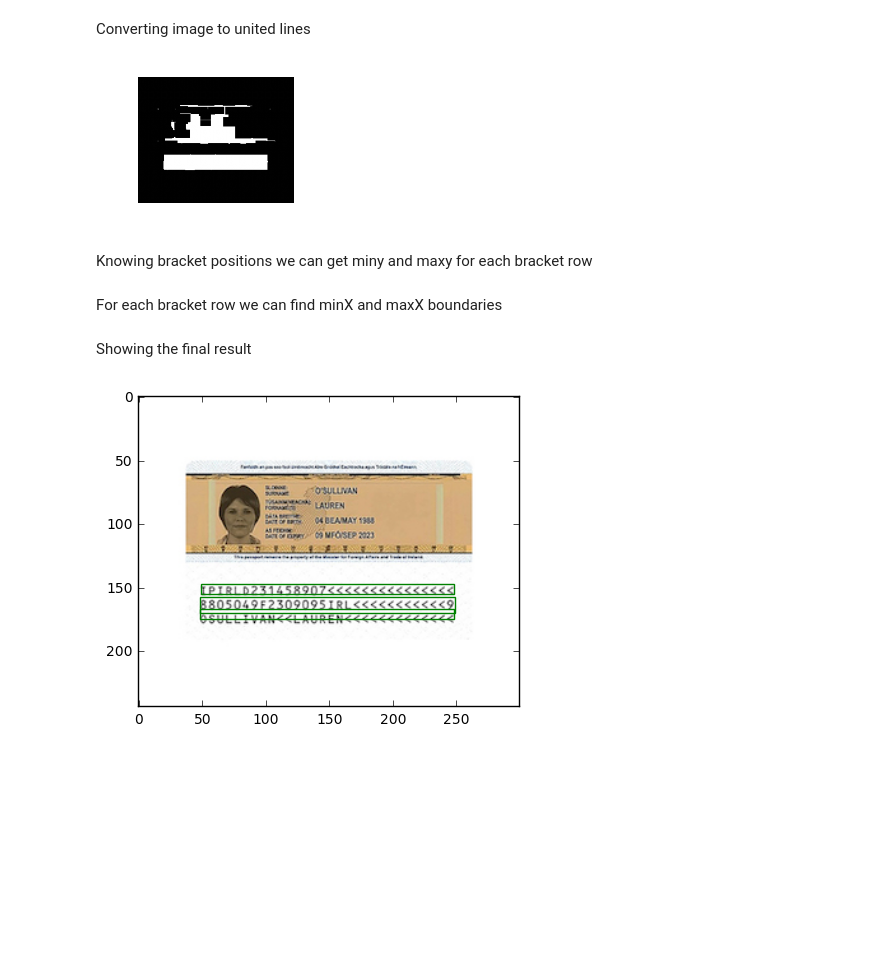
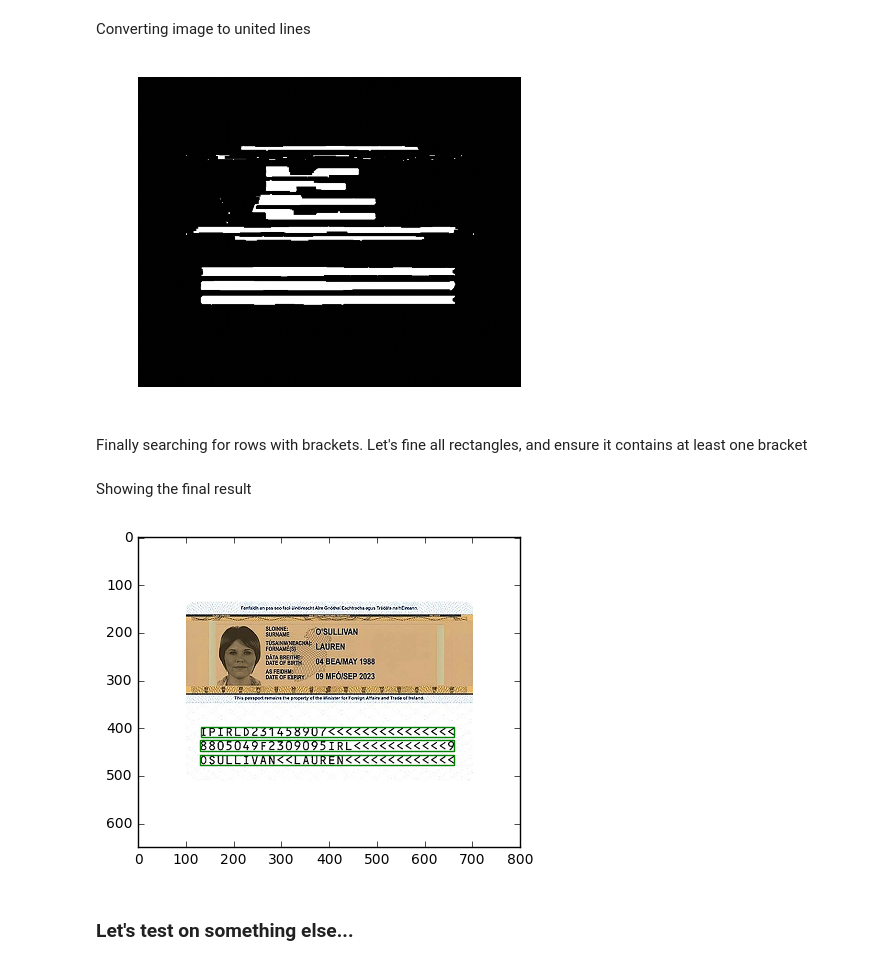
Before and after one commit to xmarvin/angle-bracket-detection-lab, a Jupyter notebook: mrz-result.ipynb, the cells around one changed output. Saved outputs shown, nothing was run; the diff lists cells and outputs as text; code cells hidden in the pictures; blank space fills up the shorter version.

Commit message:
added tests pictures and report

```diff
--- a/mrz-result.ipynb
+++ b/mrz-result.ipynb
@@ -19,7 +19,7 @@ def show_image(image, title=None):
     if channels == 3:
         image = cv2.cvtColor(image, cv2.COLOR_BGR2RGB)
     oldfigsize = plt.rcParams["figure.figsize"]
-    plt.rcParams["figure.figsize"] = (image.shape[1]//200+1,image.shape[0]//200+1)
+    plt.rcParams["figure.figsize"] = (5,4)
     plt.autoscale(enable=True, axis='both', tight=False)
     plt.axis('off')
     plt.imshow(image, aspect='equal', interpolation='gaussian', cmap='gray' if channels == 1 else None)
@@ -91,12 +91,5 @@ simplified_image = params.simplify_image(image)
 Converting image to united lines
 # %%
 def get_lines(img):
-    gradX = cv2.morphologyEx(simplified_image, cv2.MORPH_CLOSE, cv2.getStructuringElement(cv2.MORPH_RECT, (20, 10)))
+    gradX = cv2.morphologyEx(img, cv2.MORPH_CLOSE, cv2.getStructuringElement(cv2.MORPH_RECT, (40, 5)))
     return cv2.threshold(gradX, 0, 255, cv2.THRESH_BINARY | cv2.THRESH_OTSU)[1]
-lines = get_lines(simplified_image)
-# %%
-show_image(lines)
-# %% [output]
-[figure, removed]
-# %% [markdown]
-Knowing bracket positions we can get miny and maxy for each bracket row
@@ -108,2 +95,0 @@ bracket_heights = list(zip(bracket_min_y, bracket_max_y))
-# %% [markdown]
-For each bracket row we can find minX and maxX boundaries
@@ -115,0 +96,8 @@ for i in range(len(bracket_heights)):
+# %%
+lines = get_lines(image)
+show_image(lines)
+# %% [output]
+[figure, added]
+# %% [markdown]
+Finally searching for rows with brackets.
+Let's fine all rectangles, and ensure it contains at least one bracket
@@ -116,6 +127,9 @@ for i in range(len(bracket_heights)):
 # %% [markdown]
 Showing the final result
-# %%
-draw_boundaries(original_image, brackets_lines)
-# %% [output]
-[figure, removed]
+# %%
+brackets_lines = get_bracket_lines(lines, boxes)
+draw_boundaries(original_image, brackets_lines)
+# %% [output]
+[figure, added]
+# %% [markdown]
+### Let's test on something else...
```
Also changed, not shown: parts of 17 cells of this notebook, 3 other files.
